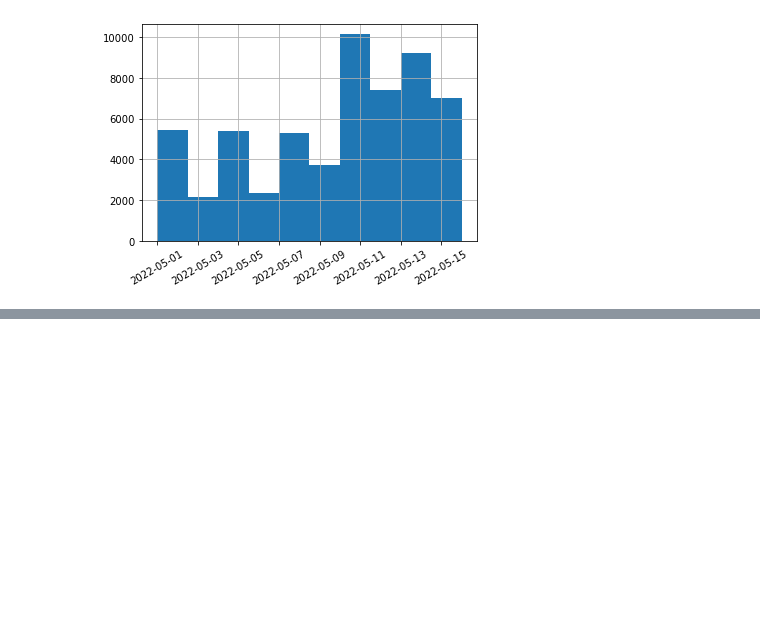
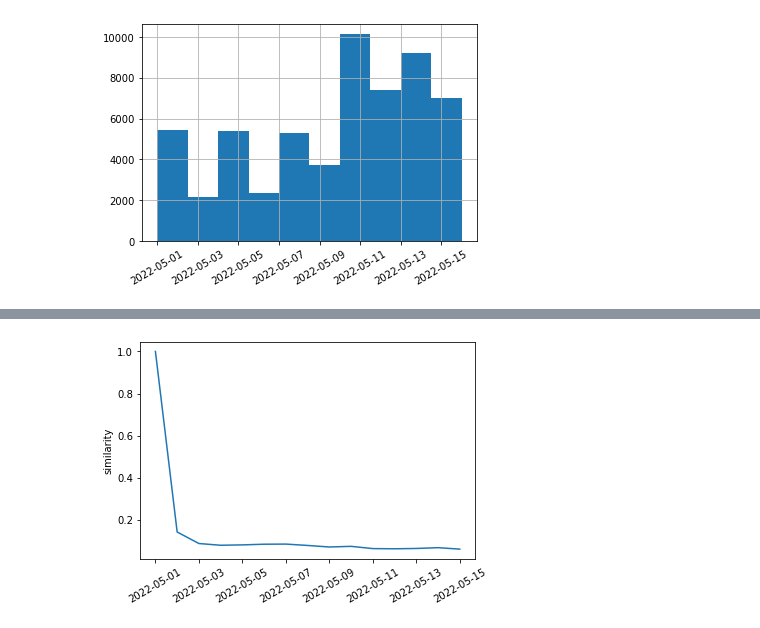
Before and after one commit to anatosun/reddit-cryptocurrency-analysis, a Jupyter notebook: notebooks/pagerank.ipynb, the cells around one changed output, grey strips where cells are left out. Cells and saved outputs as stored; diff of their text form; code cells hidden in the pictures; blank space fills up the shorter version.

```diff
--- a/notebooks/pagerank.ipynb
+++ b/notebooks/pagerank.ipynb
@@ -103,2 +100,21 @@ for i, graph in enumerate(graphs):
 # %%
 fig.savefig('../data/images/nx_rep_days.pdf')
+# %%
+error = 0
+errors = []
+sims = []
+prev_rank = ranks[0]
+for rank in ranks:
+    r = set(rank)
+    intersection = set(prev_rank).intersection(r)
+    sim = len(intersection) / len(set(prev_rank).union(r))
+    sims.append(sim)
+    se = sum([(rank[k] - prev_rank[k])**2 for k in intersection])
+    errors.append(se)
+# %%
+ax=sns.lineplot(y=sims, x=days)
+ax.set(ylabel="similarity")
+_=plt.xticks(rotation=30)
+plt.savefig('../data/images/sim_days.pdf',bbox_inches='tight')
+# %% [output]
+[figure, added]
```
Also changed, not shown: parts of 7 cells of this notebook, 1 other file.
